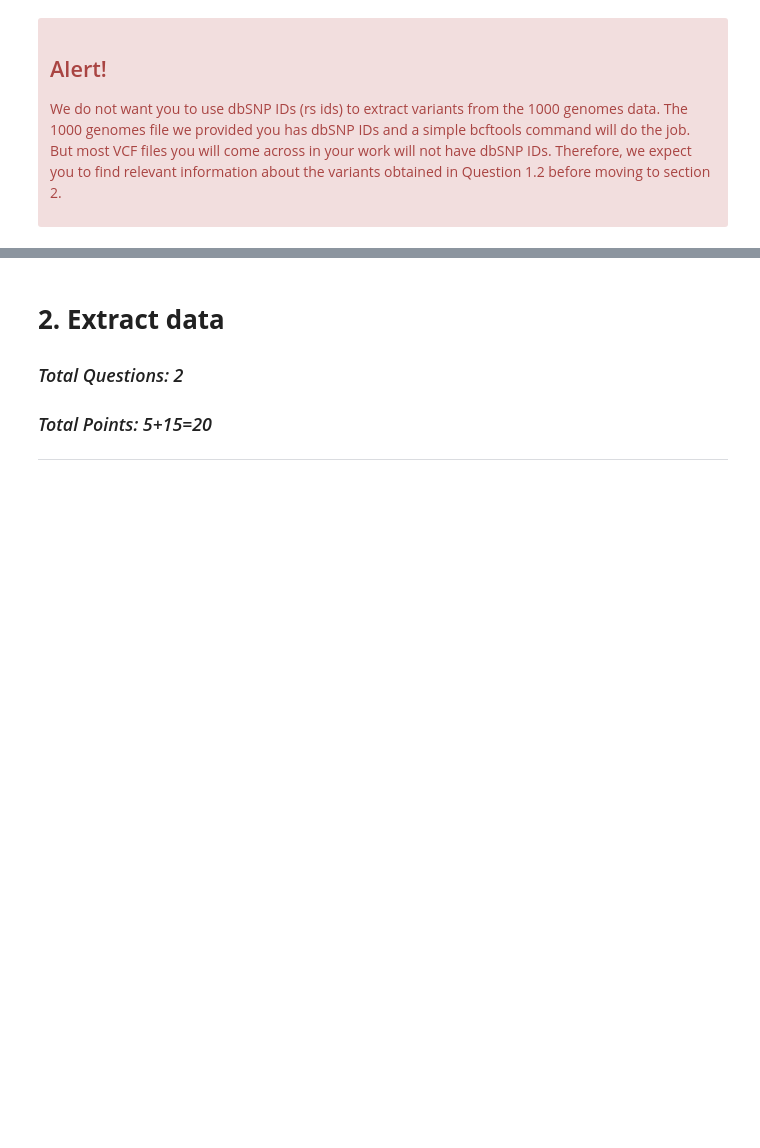
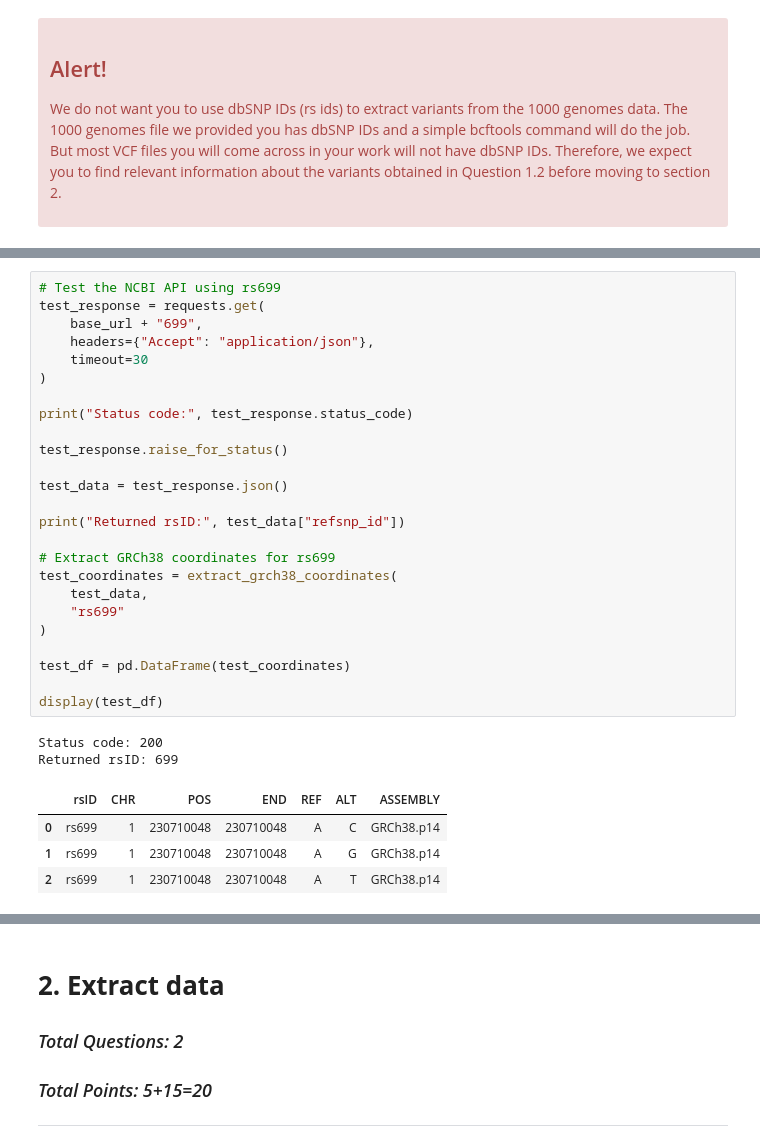
Before and after one commit to ishitasukul-tech/BIOL-6150-Project-8, a Jupyter notebook: Project8-Pharmacogenomics.ipynb, the cells around one changed output, grey strips where cells are left out. Saved outputs shown, nothing was run; the diff lists cells and outputs as text; blank space fills up the shorter version.

```diff
--- a/Project8-Pharmacogenomics.ipynb
+++ b/Project8-Pharmacogenomics.ipynb
@@ -256,0 +266,32 @@ grep: write error: Broken pipe
+# %%
+# Test the NCBI API using rs699
+test_response = requests.get(
+    base_url + "699",
+    headers={"Accept": "application/json"},
+    timeout=30
+)
+
+print("Status code:", test_response.status_code)
+
+test_response.raise_for_status()
+
+test_data = test_response.json()
+
+print("Returned rsID:", test_data["refsnp_id"])
+
+# Extract GRCh38 coordinates for rs699
+test_coordinates = extract_grch38_coordinates(
+    test_data,
+    "rs699"
+)
+
+test_df = pd.DataFrame(test_coordinates)
+
+display(test_df)
+# %% [output]
+Status code: 200
+Returned rsID: 699
+|  | rsID | CHR | POS | END | REF | ALT | ASSEMBLY |
+| 0 | rs699 | 1 | 230710048 | 230710048 | A | C | GRCh38.p14 |
+| 1 | rs699 | 1 | 230710048 | 230710048 | A | G | GRCh38.p14 |
+| 2 | rs699 | 1 | 230710048 | 230710048 | A | T | GRCh38.p14 |
```
Also changed, not shown: parts of 18 cells of this notebook.
